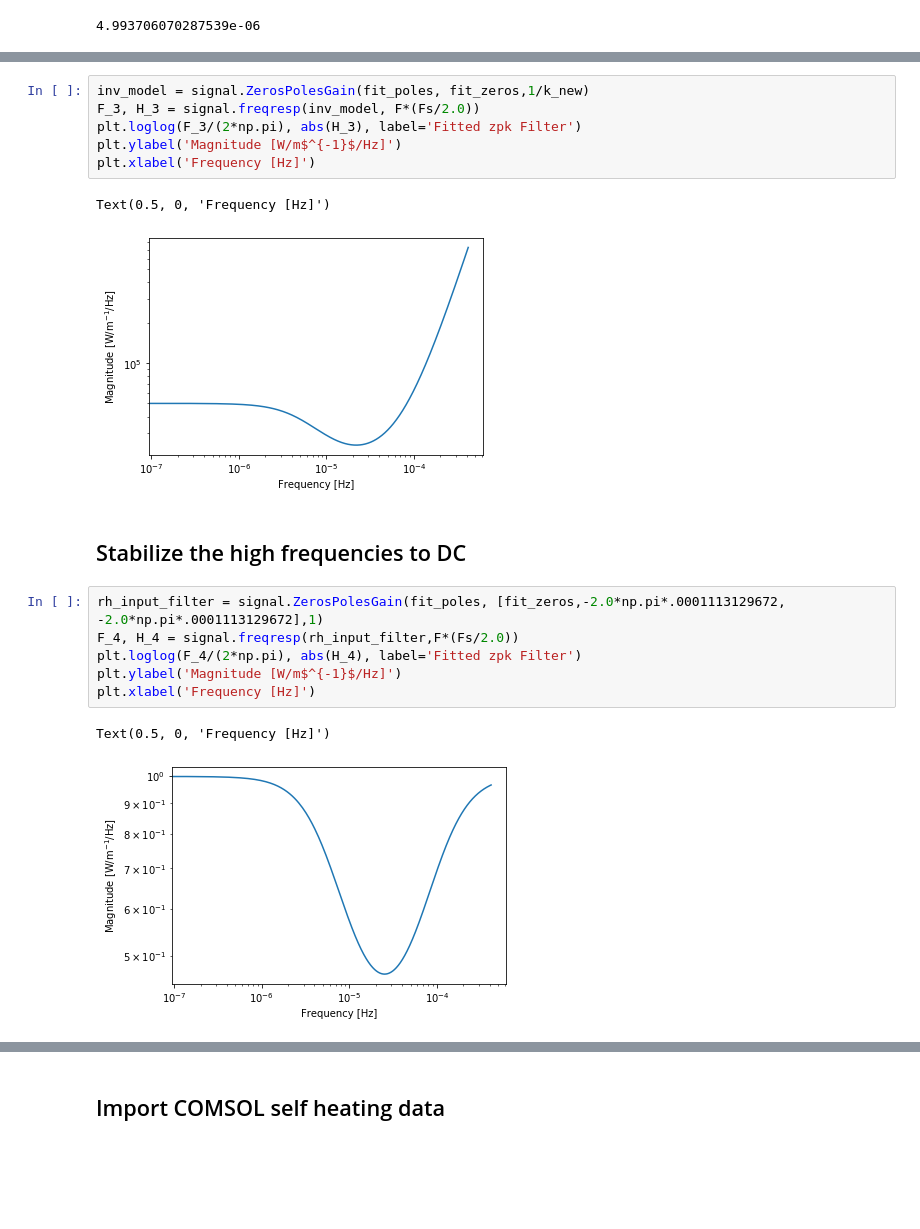
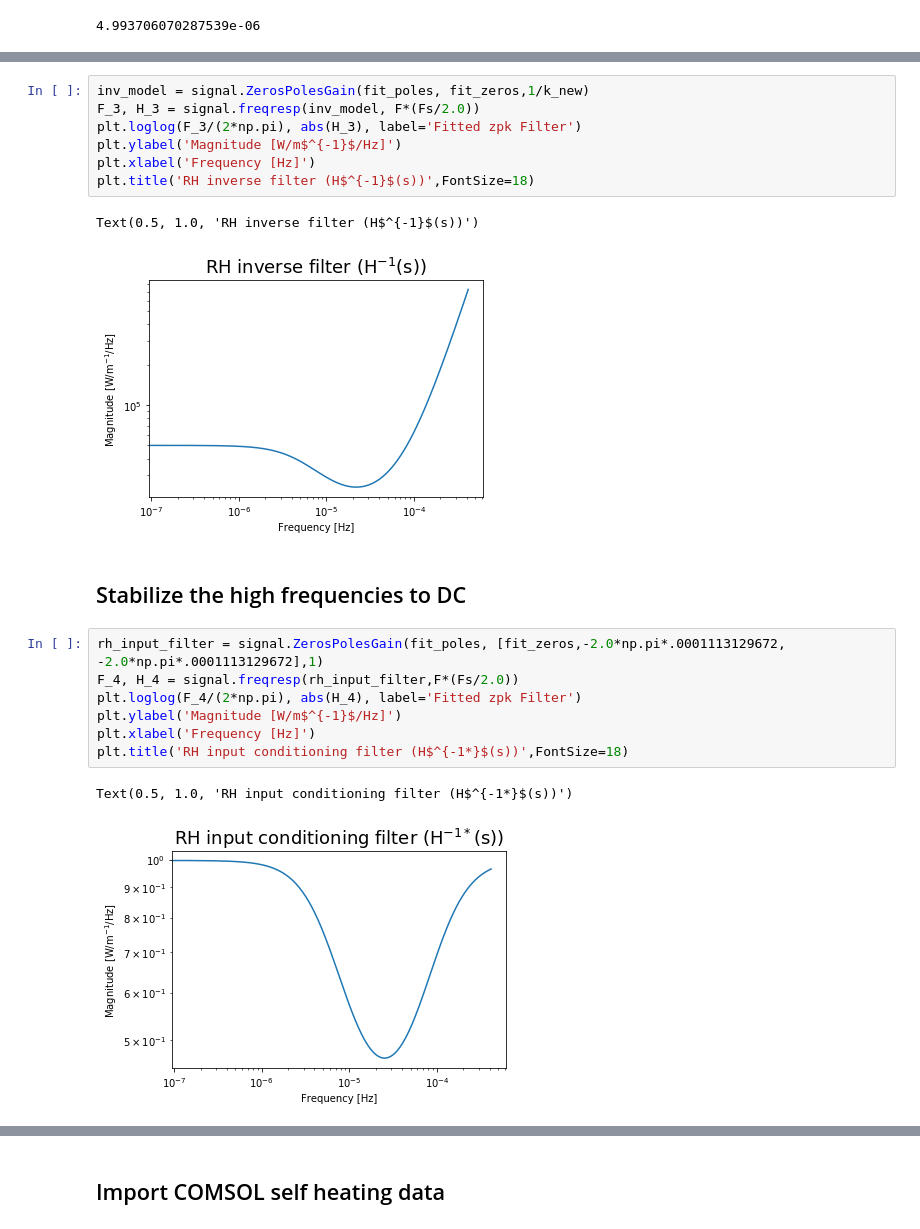
Before and after one commit to dancvan/IRHF, a Jupyter notebook: code/IRHF_w_self_heating.ipynb, the cells around one changed output, grey strips where cells are left out. Saved outputs shown, nothing was run; the diff lists cells and outputs as text; blank space fills up the shorter version.

```diff
--- a/code/IRHF_w_self_heating.ipynb
+++ b/code/IRHF_w_self_heating.ipynb
@@ -80,12 +84,13 @@ model_zpk = signal.ZerosPolesGain(fit_zeros, fit_poles,k_new)
 # %%
 inv_model = signal.ZerosPolesGain(fit_poles, fit_zeros,1/k_new)
 F_3, H_3 = signal.freqresp(inv_model, F*(Fs/2.0))
 plt.loglog(F_3/(2*np.pi), abs(H_3), label='Fitted zpk Filter')
 plt.ylabel('Magnitude [W/m$^{-1}$/Hz]')
 plt.xlabel('Frequency [Hz]')
+plt.title('RH inverse filter (H$^{-1}$(s))',FontSize=18)
 # %% [output]
-Text(0.5, 0, 'Frequency [Hz]')
+Text(0.5, 1.0, 'RH inverse filter (H$^{-1}$(s))')
-[figure, old version]
+[figure, new version]
 # %% [markdown]
 ## Stabilize the high frequencies to DC
 # %%
@@ -94,6 +99,7 @@ F_4, H_4 = signal.freqresp(rh_input_filter,F*(Fs/2.0))
 plt.loglog(F_4/(2*np.pi), abs(H_4), label='Fitted zpk Filter')
 plt.ylabel('Magnitude [W/m$^{-1}$/Hz]')
 plt.xlabel('Frequency [Hz]')
+plt.title('RH input conditioning filter (H$^{-1*}$(s))',FontSize=18)
 # %% [output]
-Text(0.5, 0, 'Frequency [Hz]')
+Text(0.5, 1.0, 'RH input conditioning filter (H$^{-1*}$(s))')
-[figure, old version]
+[figure, new version]
```
Also changed, not shown: parts of 35 cells of this notebook.
